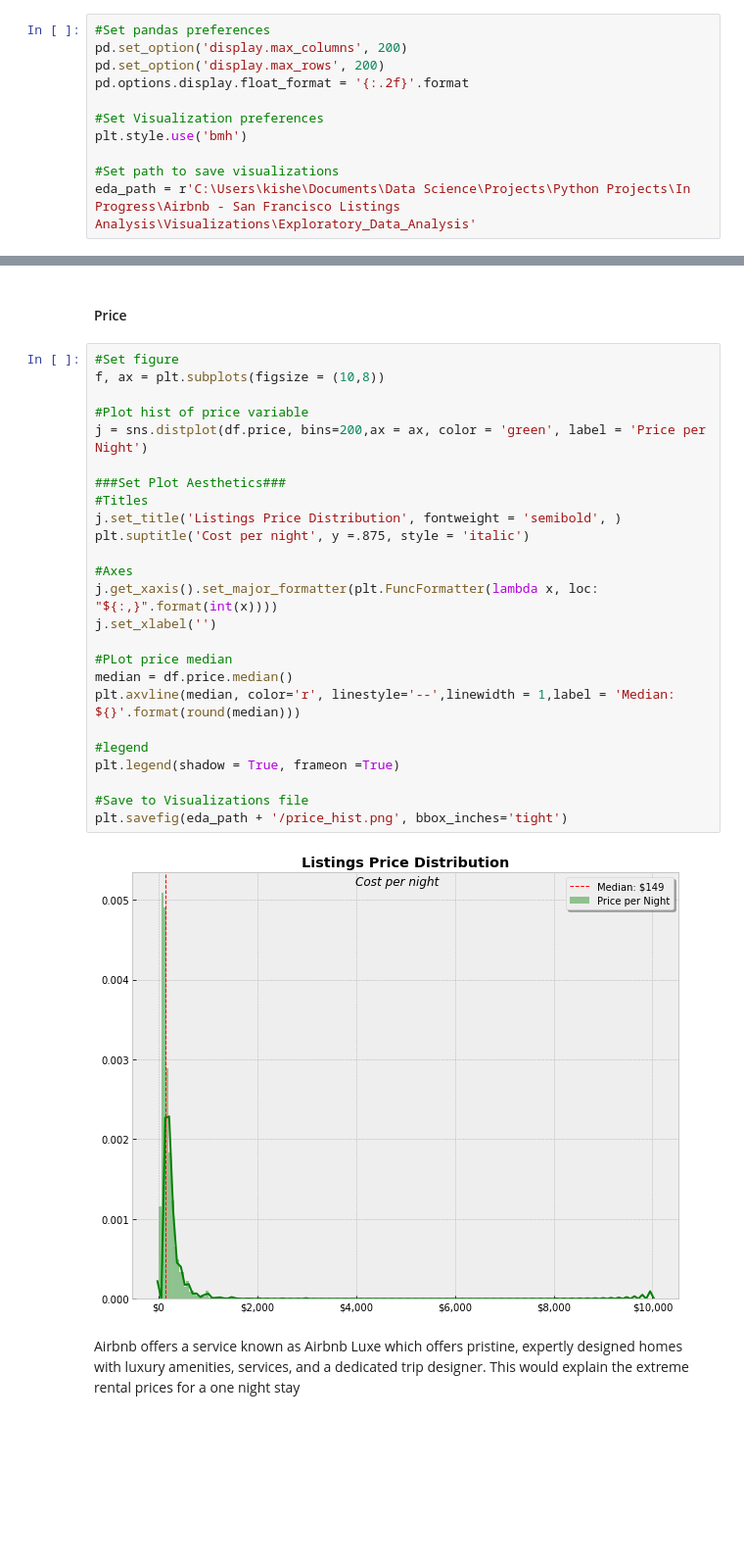
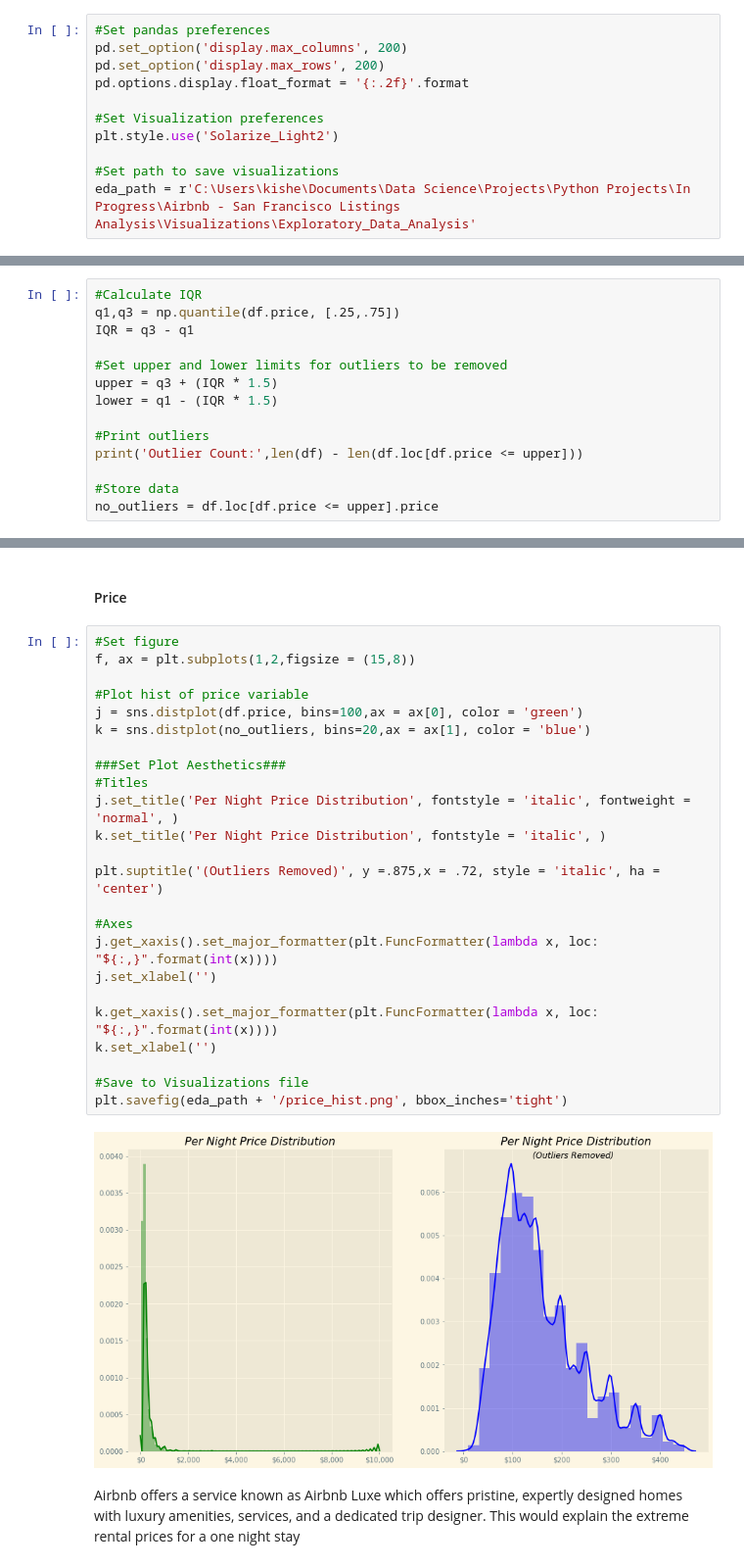
Before and after one commit to KishenSharma6/SF_Airbnb_Rental_Market_Analysis, a Jupyter notebook: Project_Codes/02_EDA/2020_0525_Listings_EDA.ipynb, the cells around one changed output, grey strips where cells are left out. Shown at 98% size. Saved outputs shown, nothing was run; the diff lists cells and outputs as text; blank space fills up the shorter version.

```diff
--- a/Project_Codes/02_EDA/2020_0525_Listings_EDA.ipynb
+++ b/Project_Codes/02_EDA/2020_0525_Listings_EDA.ipynb
@@ -18,7 +18,7 @@ pd.set_option('display.max_rows', 200)
 pd.options.display.float_format = '{:.2f}'.format
 
 #Set Visualization preferences
-plt.style.use('bmh')
+plt.style.use('Solarize_Light2')
 
 #Set path to save visualizations
 eda_path = r'C:\Users\kishe\Documents\Data Science\Projects\Python Projects\In Progress\Airbnb - San Francisco Listings Analysis\Visualizations\Exploratory_Data_Analysis'
@@ -95,0 +102,14 @@ df.describe().T
+# %%
+#Calculate IQR
+q1,q3 = np.quantile(df.price, [.25,.75])
+IQR = q3 - q1
+
+#Set upper and lower limits for outliers to be removed
+upper = q3 + (IQR * 1.5)
+lower = q1 - (IQR * 1.5)
+
+#Print outliers
+print('Outlier Count:',len(df) - len(df.loc[df.price <= upper]))
+
+#Store data
+no_outliers = df.loc[df.price <= upper].price
@@ -97,31 +119,30 @@ df.describe().T
 #### Price
 # %%
 #Set figure
-f, ax = plt.subplots(figsize = (10,8))
+f, ax = plt.subplots(1,2,figsize = (15,8))
 
 #Plot hist of price variable
-j = sns.distplot(df.price, bins=200,ax = ax, color = 'green', label = 'Price per Night')
+j = sns.distplot(df.price, bins=100,ax = ax[0], color = 'green')
+k = sns.distplot(no_outliers, bins=20,ax = ax[1], color = 'blue')
 
 ###Set Plot Aesthetics###
 #Titles
-j.set_title('Listings Price Distribution', fontweight = 'semibold', )
-plt.suptitle('Cost per night', y =.875, style = 'italic')
+j.set_title('Per Night Price Distribution', fontstyle = 'italic', fontweight = 'normal', )
+k.set_title('Per Night Price Distribution', fontstyle = 'italic', )
+
+plt.suptitle('(Outliers Removed)', y =.875,x = .72, style = 'italic', ha = 'center')
 
 #Axes
 j.get_xaxis().set_major_formatter(plt.FuncFormatter(lambda x, loc: "${:,}".format(int(x))))
 j.set_xlabel('')
 
-#PLot price median
-median = df.price.median()
-plt.axvline(median, color='r', linestyle='--',linewidth = 1,label = 'Median: ${}'.format(round(median)))
-
-#legend
-plt.legend(shadow = True, frameon =True)
+k.get_xaxis().set_major_formatter(plt.FuncFormatter(lambda x, loc: "${:,}".format(int(x))))
+k.set_xlabel('')
 
 #Save to Visualizations file
 plt.savefig(eda_path + '/price_hist.png', bbox_inches='tight')
 # %% [output]
-[figure, old version]
+[figure, new version]
 # %% [markdown]
 Airbnb offers a service known as Airbnb Luxe which offers pristine, expertly designed homes with luxury amenities, services, and a dedicated trip designer. This would explain the extreme rental prices for a one night stay
 # %% [markdown]
```
Also changed, not shown: parts of 37 cells of this notebook, 4 other files.
